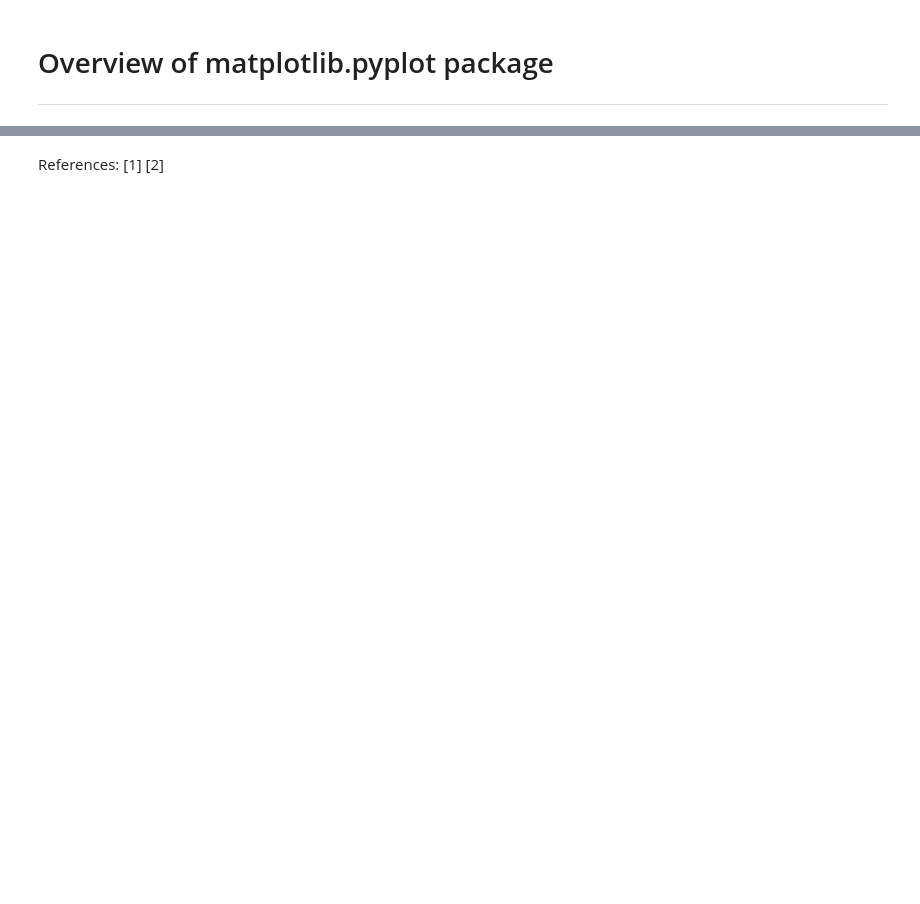
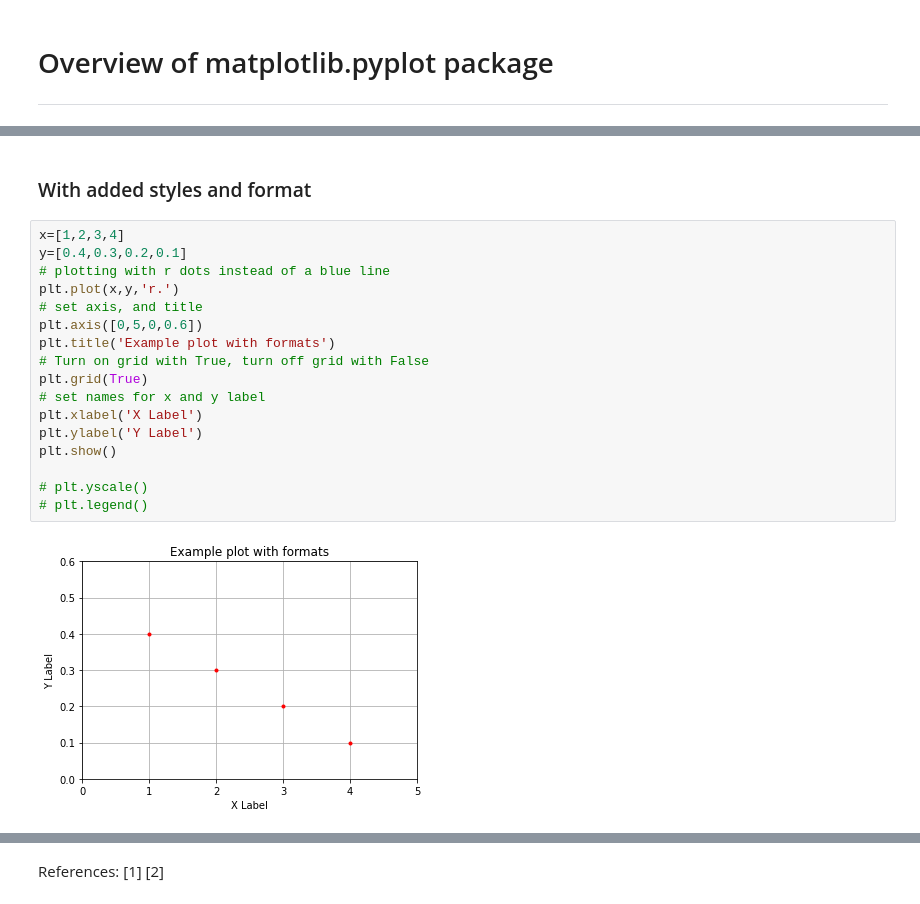
Before and after one commit to HazelIP/Fundamental_DA, a Jupyter notebook: pyplot.ipynb, the cells around one changed output, grey strips where cells are left out. Saved outputs shown, nothing was run; the diff lists cells and outputs as text; blank space fills up the shorter version.

```diff
--- a/pyplot.ipynb
+++ b/pyplot.ipynb
@@ -15,0 +25,21 @@ crossover with numpy and pandas
+# %% [markdown]
+### With added styles and format
+# %%
+x=[1,2,3,4]
+y=[0.4,0.3,0.2,0.1]
+# plotting with r dots instead of a blue line
+plt.plot(x,y,'r.')
+# set axis, and title
+plt.axis([0,5,0,0.6])
+plt.title('Example plot with formats')
+# Turn on grid with True, turn off grid with False
+plt.grid(True)
+# set names for x and y label
+plt.xlabel('X Label')
+plt.ylabel('Y Label')
+plt.show()
+
+# plt.yscale()
+# plt.legend()
+# %% [output]
+[figure, added]
```
Also changed, not shown: parts of 14 cells of this notebook.
